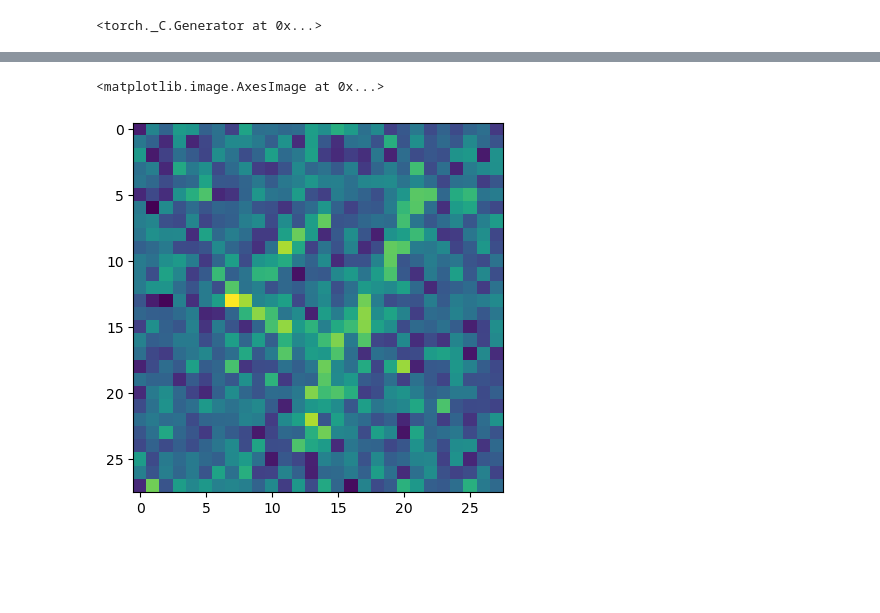
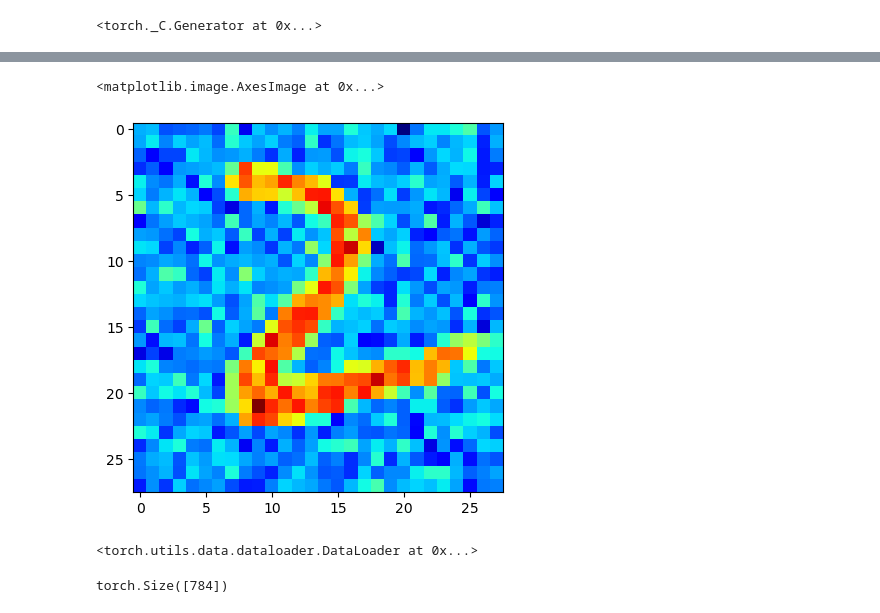
Before and after one commit to xyro-coder/Variational_Autoencoders, a Jupyter notebook: vae-building-blocks/basic_autoencoder.ipynb, the cells around one changed output, grey strips where cells are left out. Saved outputs shown, nothing was run; the diff lists cells and outputs as text; code cells hidden in the pictures; blank space fills up the shorter version.

```diff
--- a/vae-building-blocks/basic_autoencoder.ipynb
+++ b/vae-building-blocks/basic_autoencoder.ipynb
@@ -28,11 +70,15 @@ X_tr, y_tr = next(iter(train_loader))
 # %%
-Noise_level = 0.35
+Noise_level = 0.15
 Noisy_X_tr = torch.Tensor.clone(X_tr)
 for index in range(X_tr.shape[0]):
     noise = Noise_level * np.random.normal(0, 1, size=X_tr[index][0].shape)
     Noisy_X_tr[index][0] = X_tr[index][0] + noise
 # %%
-plt.imshow(Noisy_X_tr[1305][0])s
+plt.imshow(Noisy_X_tr[160][0], cmap='jet')
 # %% [output]
 <matplotlib.image.AxesImage at 0x...>
-[figure, old version]
+[figure, new version]
+# %%
+train_loader
+# %% [output]
+<torch.utils.data.dataloader.DataLoader at 0x...>
@@ -38,0 +123,4 @@ plt.imshow(Noisy_X_tr[1305][0])s
+# %%
+X_tr[0].shape
+# %% [output]
+torch.Size([784])
```
Also changed, not shown: parts of 10 cells of this notebook.
